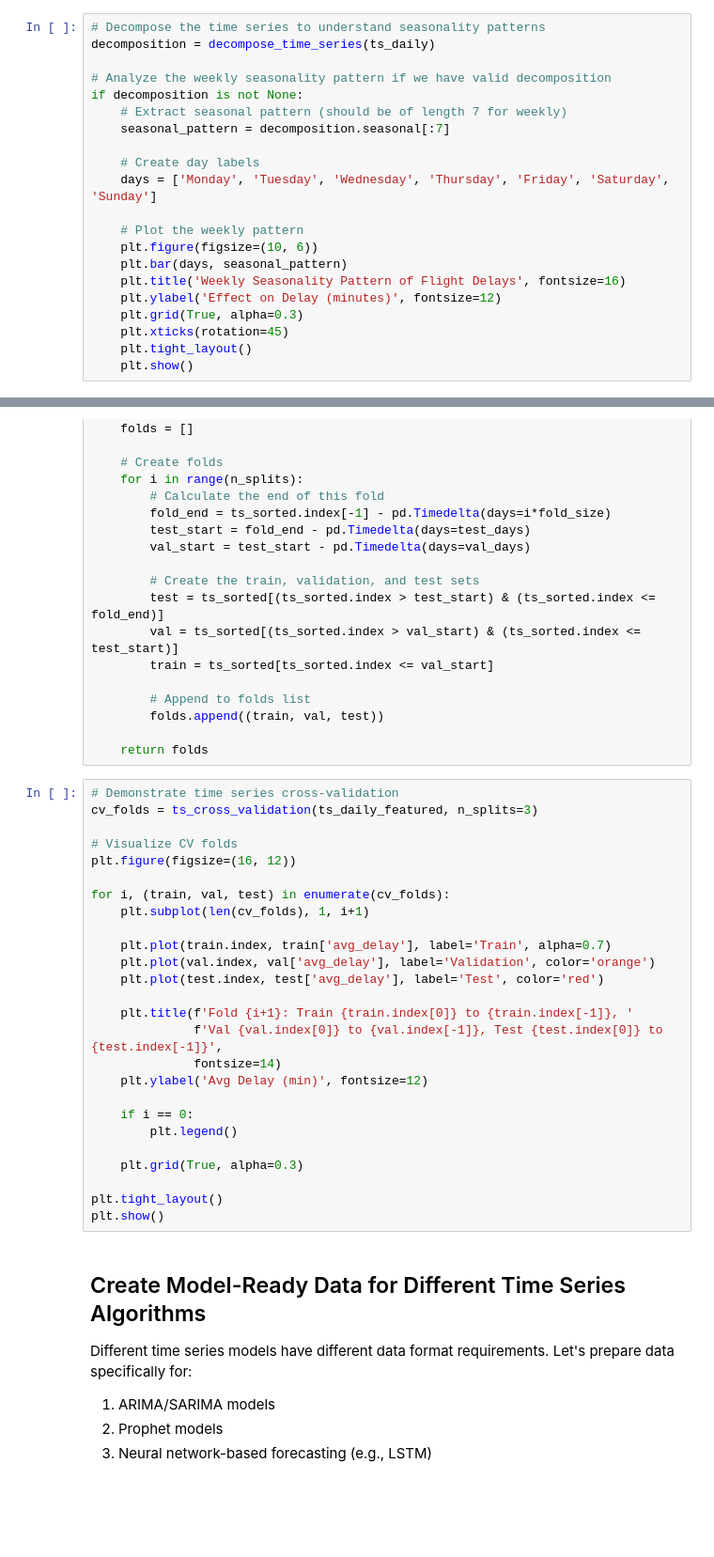
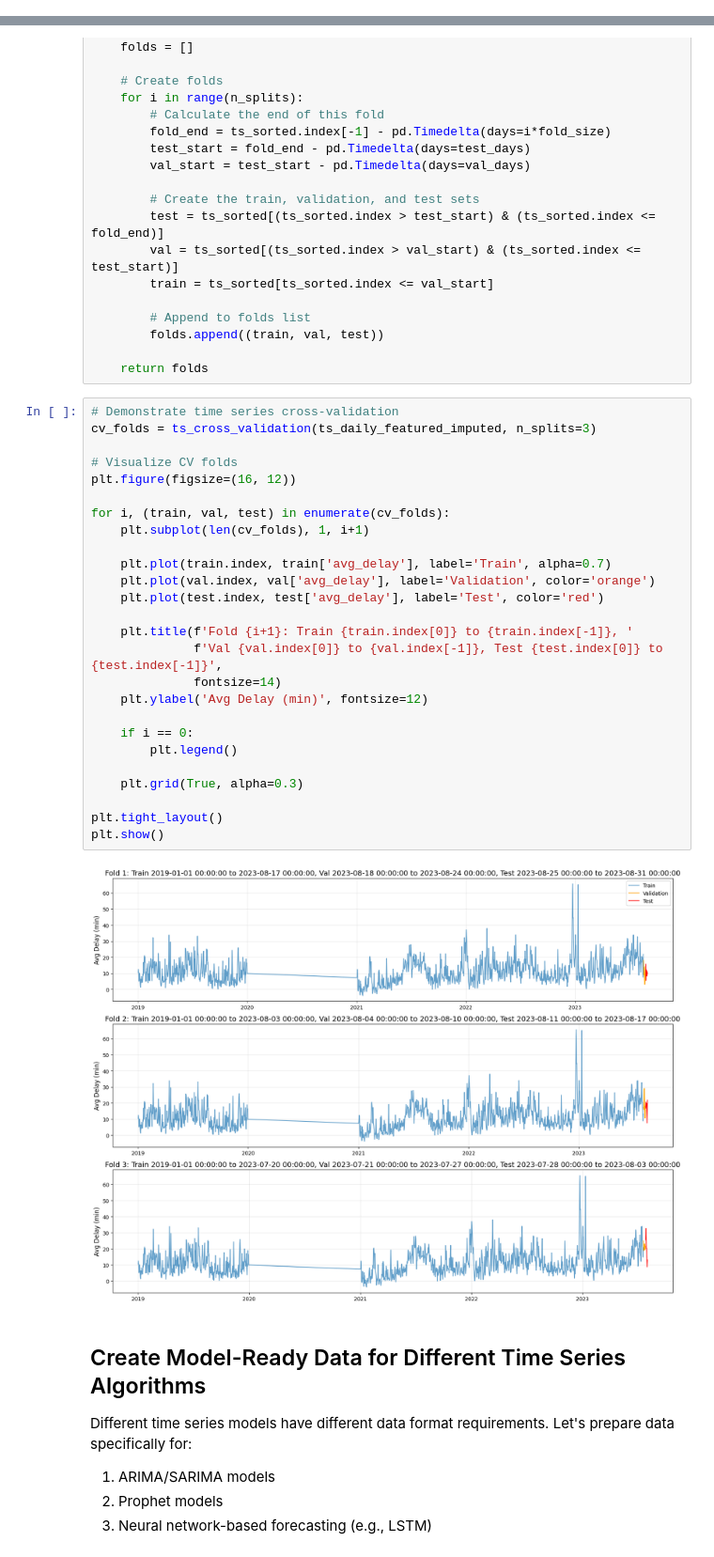
Before and after one commit to Suee18/Forecasting_Flights-DataScience, a Jupyter notebook: notebooks/preprocessing_pipelines/04_ts_preprocessing.ipynb, the cells around one changed output, grey strips where cells are left out. Shown at 94% size. Cells and saved outputs as stored; diff of their text form; blank space fills up the shorter version.

```diff
--- a/notebooks/preprocessing_pipelines/04_ts_preprocessing.ipynb
+++ b/notebooks/preprocessing_pipelines/04_ts_preprocessing.ipynb
@@ -377,25 +497,4 @@ def decompose_time_series(ts, column='avg_delay'):
         return None
-# %%
-# Decompose the time series to understand seasonality patterns
-decomposition = decompose_time_series(ts_daily)
-
-# Analyze the weekly seasonality pattern if we have valid decomposition
-if decomposition is not None:
-    # Extract seasonal pattern (should be of length 7 for weekly)
-    seasonal_pattern = decomposition.seasonal[:7]
-
-    # Create day labels
-    days = ['Monday', 'Tuesday', 'Wednesday', 'Thursday', 'Friday', 'Saturday', 'Sunday']
-
-    # Plot the weekly pattern
-    plt.figure(figsize=(10, 6))
-    plt.bar(days, seasonal_pattern)
-    plt.title('Weekly Seasonality Pattern of Flight Delays', fontsize=16)
-    plt.ylabel('Effect on Delay (minutes)', fontsize=12)
-    plt.grid(True, alpha=0.3)
-    plt.xticks(rotation=45)
-    plt.tight_layout()
-    plt.show()
 # %%
 # Analyze ACF and PACF plots for time series modeling
 def analyze_acf_pacf(ts, column='avg_delay', lags=40):
@@ -755,30 +931,32 @@ def ts_cross_validation(ts_data, n_splits=3, test_days=7, val_days=7):
     return folds
 # %%
 # Demonstrate time series cross-validation
-cv_folds = ts_cross_validation(ts_daily_featured, n_splits=3)
+cv_folds = ts_cross_validation(ts_daily_featured_imputed, n_splits=3)
 
 # Visualize CV folds
 plt.figure(figsize=(16, 12))
 
 for i, (train, val, test) in enumerate(cv_folds):
     plt.subplot(len(cv_folds), 1, i+1)
 
     plt.plot(train.index, train['avg_delay'], label='Train', alpha=0.7)
     plt.plot(val.index, val['avg_delay'], label='Validation', color='orange')
     plt.plot(test.index, test['avg_delay'], label='Test', color='red')
 
     plt.title(f'Fold {i+1}: Train {train.index[0]} to {train.index[-1]}, '
               f'Val {val.index[0]} to {val.index[-1]}, Test {test.index[0]} to {test.index[-1]}',
               fontsize=14)
     plt.ylabel('Avg Delay (min)', fontsize=12)
 
     if i == 0:
         plt.legend()
 
     plt.grid(True, alpha=0.3)
 
 plt.tight_layout()
 plt.show()
+# %% [output]
+[figure, added]
 # %% [markdown]
 ## Create Model-Ready Data for Different Time Series Algorithms
 
```
Also changed, not shown: parts of 20 cells of this notebook, 2 other files.
